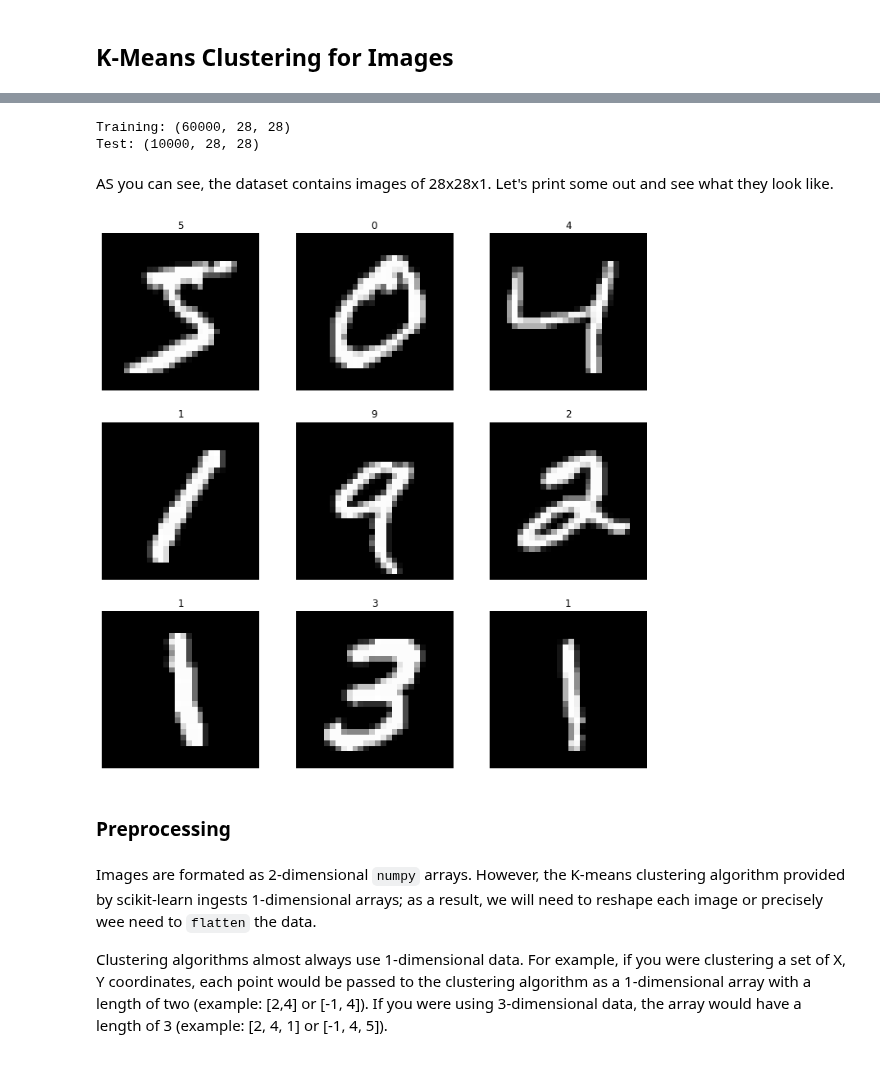
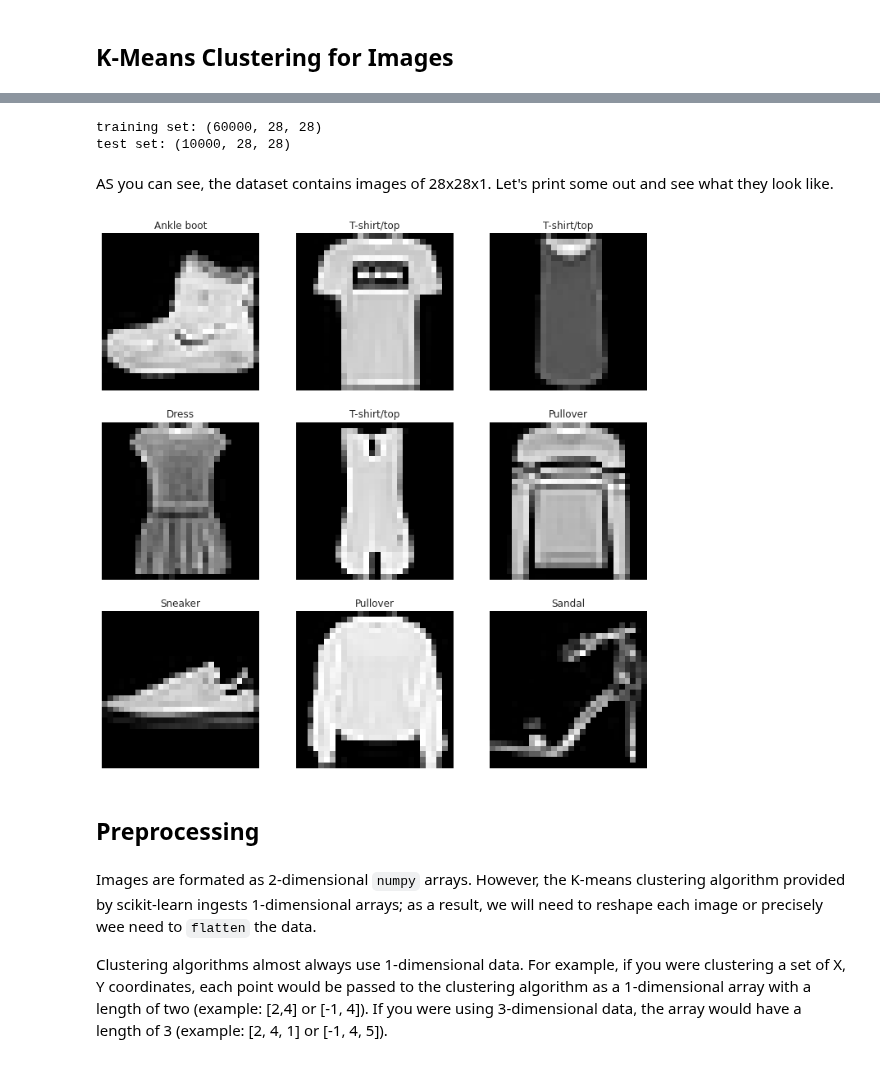
Before and after one commit to austinyhc/blog, a Jupyter notebook: _notebooks/2021-03-17-K-Means-Clustering-for-Images.ipynb, the cells around one changed output, grey strips where cells are left out. Cells and saved outputs as stored; diff of their text form; code cells hidden in the pictures.

```diff
--- a/_notebooks/2021-03-17-K-Means-Clustering-for-Images.ipynb
+++ b/_notebooks/2021-03-17-K-Means-Clustering-for-Images.ipynb
@@ -74,15 +75,0 @@ Let us use the comic con data set to see how the elbow plot looks on a data set
-# %%
-distortions = []
-num_clusters = range(1, 7)
-
-# Create a list of distortions from the kmeans function
-for i in num_clusters:
-    cluster_centers, distortion = KMeans(xs, i)
-    distortions.append(distortion)
-
-# Create a data frame with two lists - num_clusters, distortions
-elbow_plot = pd.DataFrame({'num_clusters': num_clusters, 'distortions': distortions})
-
-# Create a line plot of num_clusters and distortions
-sns.lineplot(x='num_clusters', y='distortions', data=elbow_plot);
-plt.xticks(num_clusters);
@@ -90,0 +76,11 @@ TypeError: ignored
+# %%
+inertias = []
+n_clusters = range(1,10)
+for i in n_clusters:
+    kmeans = KMeans(i)
+    kmeans.fit(xs)
+    inertias.append(kmeans.inertia_)
+
+elbow_plot = pd.DataFrame({'n_clusters': n_clusters, 'inertias': inertias })
+sns.lineplot(x='n_clusters', y='inertias', data=elbow_plot);
+plt.xticks(n_clusters);
@@ -95,9 +93,7 @@ TypeError: ignored
 
 To be quick, I will load the Fashion MNIST from TensorFlow Keras library, which is often used as the "Hello World" of machine learning programs for computer vision.
 # %%
-#fashion_mnist = tf.keras.datasets.fashion_mnist
-#(train_x, train_y), (test_x, test_y) = fashion_mnist.load_data()
-
-mnist = tf.keras.datasets.mnist
-(train_x, train_y), (test_x, test_y) = mnist.load_data()
+#hide_output
+fashion_mnist = tf.keras.datasets.fashion_mnist
+(train_x, train_y), (test_x, test_y) = fashion_mnist.load_data()
 # %% [output]
@@ -109,26 +111,25 @@ CLASSES = ['T-shirt/top', 'Trouser', 'Pullover', 'Dress', 'Coat',
 NCLASSES = len(CLASSES)
 class2label = {i:c for i,c in enumerate(CLASSES)}
 # %%
-print(f"Training: {train_x.shape}")
-print(f"Test: {test_x.shape}")
+print(f"training set: {train_x.shape}")
+print(f"test set: {test_x.shape}")
 # %% [output]
-Training: (60000, 28, 28)
-Test: (10000, 28, 28)
+training set: (60000, 28, 28)
+test set: (10000, 28, 28)
 # %% [markdown]
 AS you can see, the dataset contains images of 28x28x1. Let's print some out and see what they look like.
 # %%
 fig,axs = plt.subplots(3,3,figsize=(12,12))
 plt.gray()
 
 for i,ax in enumerate(axs.flat):
     ax.imshow(train_x[i])
     ax.axis('off')
-    #ax.set_title(f'{class2label[train_y[i]]}')
-    ax.set_title(f'{train_y[i]}')
+    ax.set_title(f'{class2label[train_y[i]]}')
 # %% [output]
-[figure, old version]
+[figure, new version]
 # %% [markdown]
-### Preprocessing
+## Preprocessing
 # %% [markdown]
 Images are formated as 2-dimensional `numpy` arrays. However, the K-means clustering algorithm provided by scikit-learn ingests 1-dimensional arrays; as a result, we will need to reshape each image or precisely wee need to `flatten` the data.
 
```
Also changed, not shown: parts of 24 cells of this notebook.
